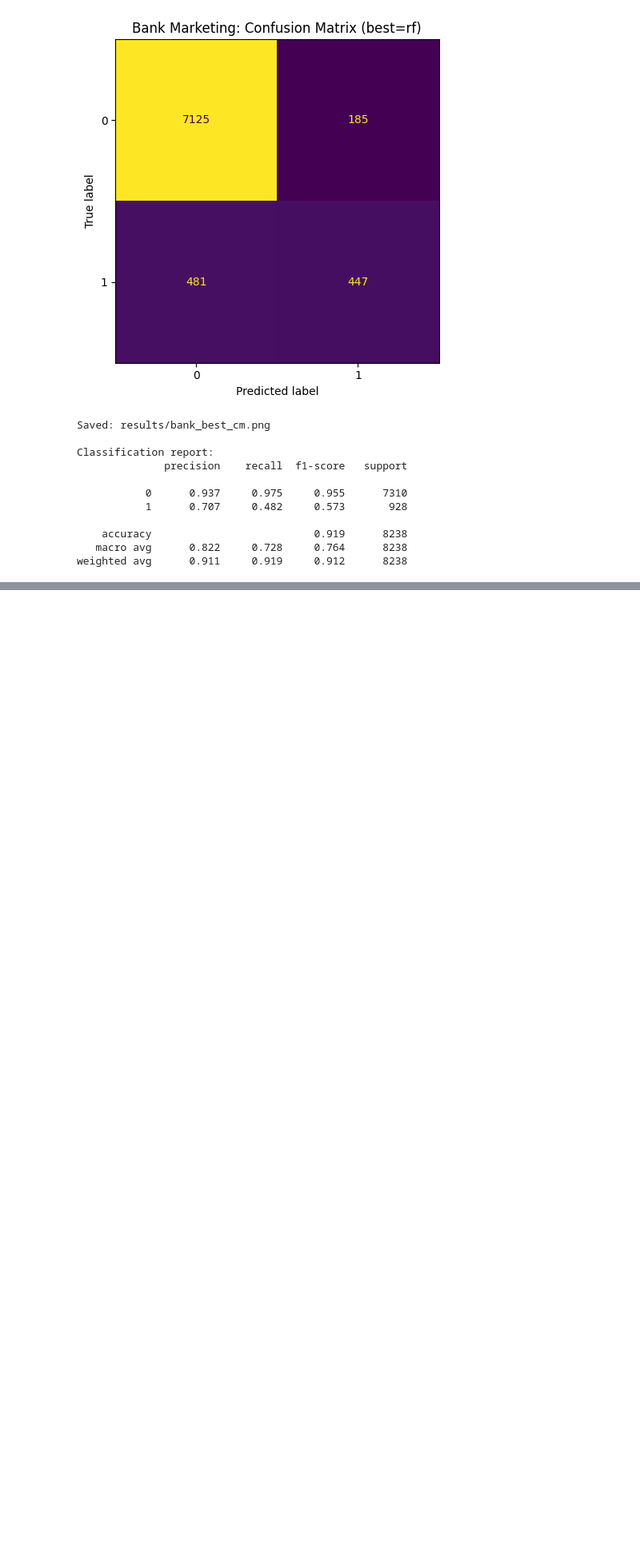
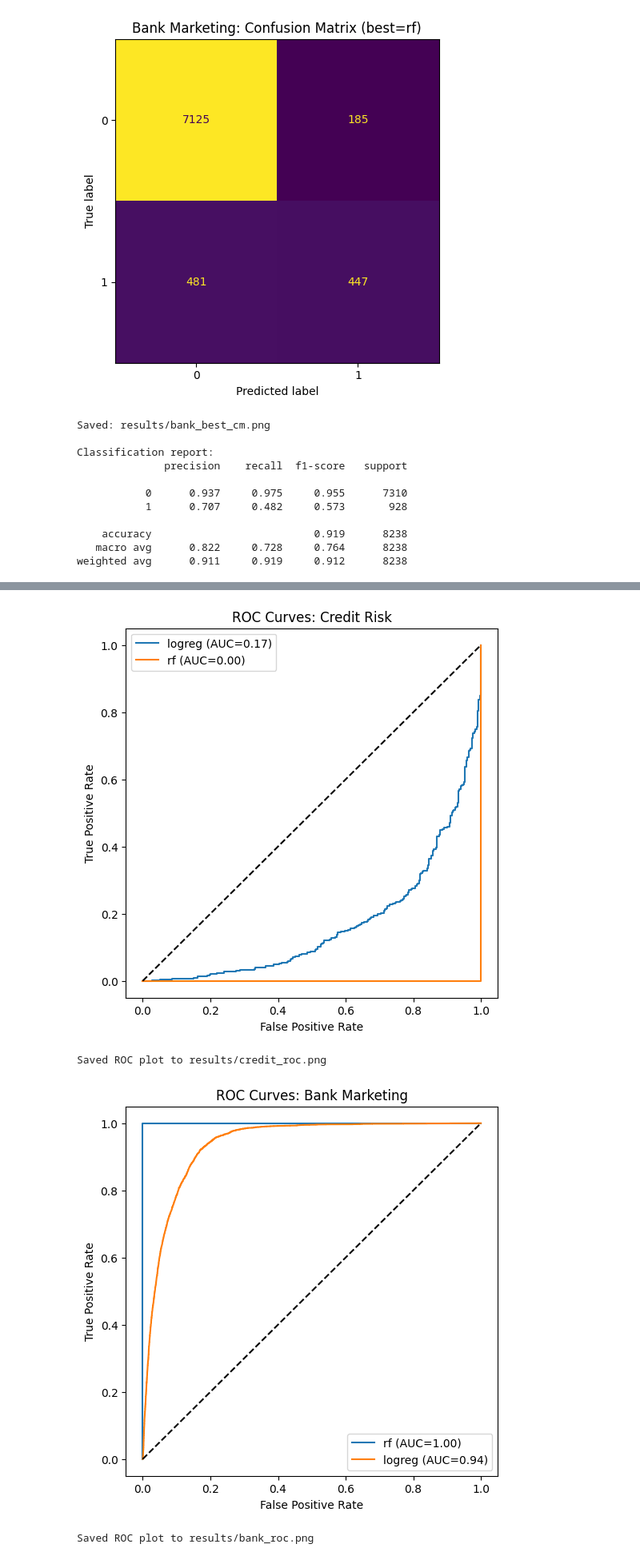
Before and after one commit to Suraalani79/msc-dissertation-2025, a Jupyter notebook: framework.ipynb, the cells around one changed output, grey strips where cells are left out. Shown: that part at 80% size. Saved outputs shown, nothing was run; the diff lists cells and outputs as text; code cells hidden in the pictures; blank space fills up the shorter version.

```diff
--- a/framework.ipynb
+++ b/framework.ipynb
@@ -546,0 +609,48 @@ weighted avg      0.911     0.919     0.912      8238
+# %%
+# 9B) ROC curves for Credit & Bank (visual performance)
+import matplotlib.pyplot as plt
+from sklearn.metrics import roc_curve, auc
+
+def plot_roc_for_dataset(X, y, preprocessor, results_df, dataset_name, filename_prefix):
+    plt.figure(figsize=(6, 6))
+
+    for _, row in results_df.iterrows():
+        name = row['model']
+        if name not in models:
+            continue
+        clf = models[name]
+        pipe = Pipeline([('prep', preprocessor), ('clf', clf)])
+        pipe.fit(X, y)
+
+        if hasattr(pipe['clf'], "predict_proba"):
+            y_prob = pipe.predict_proba(X)[:, 1]
+            fpr, tpr, _ = roc_curve(y, y_prob, pos_label=1)
+            roc_auc = auc(fpr, tpr)
+            plt.plot(fpr, tpr, label=f"{name} (AUC={roc_auc:.2f})")
+
+    plt.plot([0, 1], [0, 1], 'k--')
+    plt.xlabel("False Positive Rate")
+    plt.ylabel("True Positive Rate")
+    plt.title(f"ROC Curves: {dataset_name}")
+    plt.legend()
+    out_path = RESULTS_DIR / f"{filename_prefix}_roc.png"
+    plt.savefig(out_path)
+    plt.show()
+    print(f"Saved ROC plot to {out_path}")
+
+# ---- CREDIT
+X_credit_full = credit_df.drop(columns=["target"])
+y_credit_full = credit_df["target"]
+plot_roc_for_dataset(X_credit_full, y_credit_full, preprocess_credit, credit_results,
+                     dataset_name="Credit Risk", filename_prefix="credit")
+
+# ---- BANK
+X_bank_full = bank_df.drop(columns=["y"])
+y_bank_full = bank_df["y"].map({"no": 0, "yes": 1})
+plot_roc_for_dataset(X_bank_full, y_bank_full, preprocess_bank, bank_results,
+                     dataset_name="Bank Marketing", filename_prefix="bank")
+# %% [output]
+[figure, added]
+Saved ROC plot to results/credit_roc.png
+[figure, added]
+Saved ROC plot to results/bank_roc.png
```
Also changed, not shown: parts of 3 cells of this notebook.
